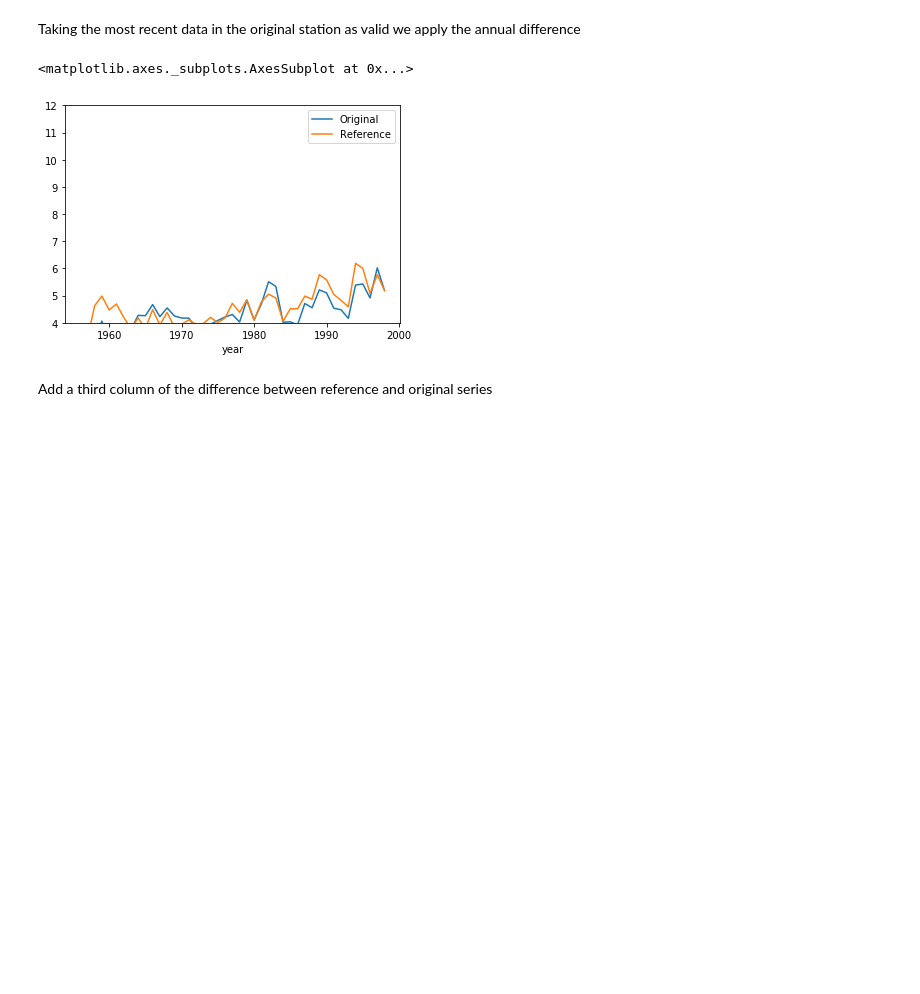
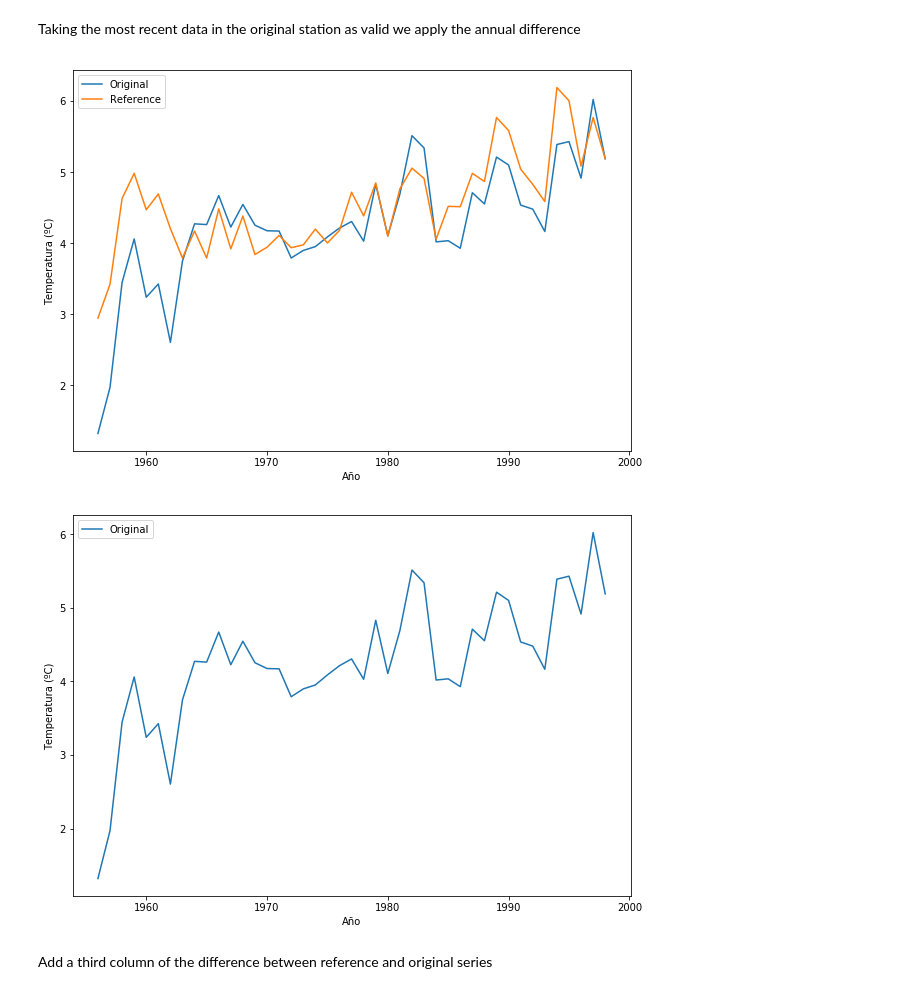
Before and after one commit to sgzFalcon/projects, a Jupyter notebook: climateAnalysis/main.ipynb, the cells around one changed output. Cells and saved outputs as stored; diff of their text form; code cells hidden in the pictures; blank space fills up the shorter version.

```diff
--- a/climateAnalysis/main.ipynb
+++ b/climateAnalysis/main.ipynb
@@ -107,12 +107,23 @@ refSeries = oriSeries.copy()
 for i,diff in enumerate(refSeriesDiff.sort_index(ascending=False).tolist()):
     refSeries.loc[1998-(i+1)] = refSeries.loc[1998-i]-diff
 refSeries = refSeries.sort_index()
-# %%
-OriRefDF = pd.concat({'Reference':refSeries, 'Original':oriSeries}, axis=1)
-OriRefDF.plot.line(ylim=(4,12))
-# %% [output]
-<matplotlib.axes._subplots.AxesSubplot at 0x...>
-[figure, removed]
+# %%
+OriRefDF = pd.concat({'Reference':refSeries, 'Original':oriSeries}, axis=1)
+plt.figure(figsize=(10,7))
+plt.plot(OriRefDF.index,OriRefDF['Original'],OriRefDF.index,OriRefDF['Reference'])
+plt.legend(['Original','Reference'])
+plt.xlabel('Año')
+plt.ylabel('Temperatura (ºC)')
+plt.savefig('2030inicial.png')
+plt.figure(figsize=(10,7))
+plt.plot(OriRefDF.index,OriRefDF['Original'])
+plt.legend(['Original'])
+plt.xlabel('Año')
+plt.ylabel('Temperatura (ºC)')
+plt.savefig('2030inicial0.png')
+# %% [output]
+[figure, added]
+[figure, added]
 # %% [markdown]
 Add a third column of the difference between reference and original series
 # %%
```
Also changed, not shown: parts of 12 cells of this notebook, 1 other file.
